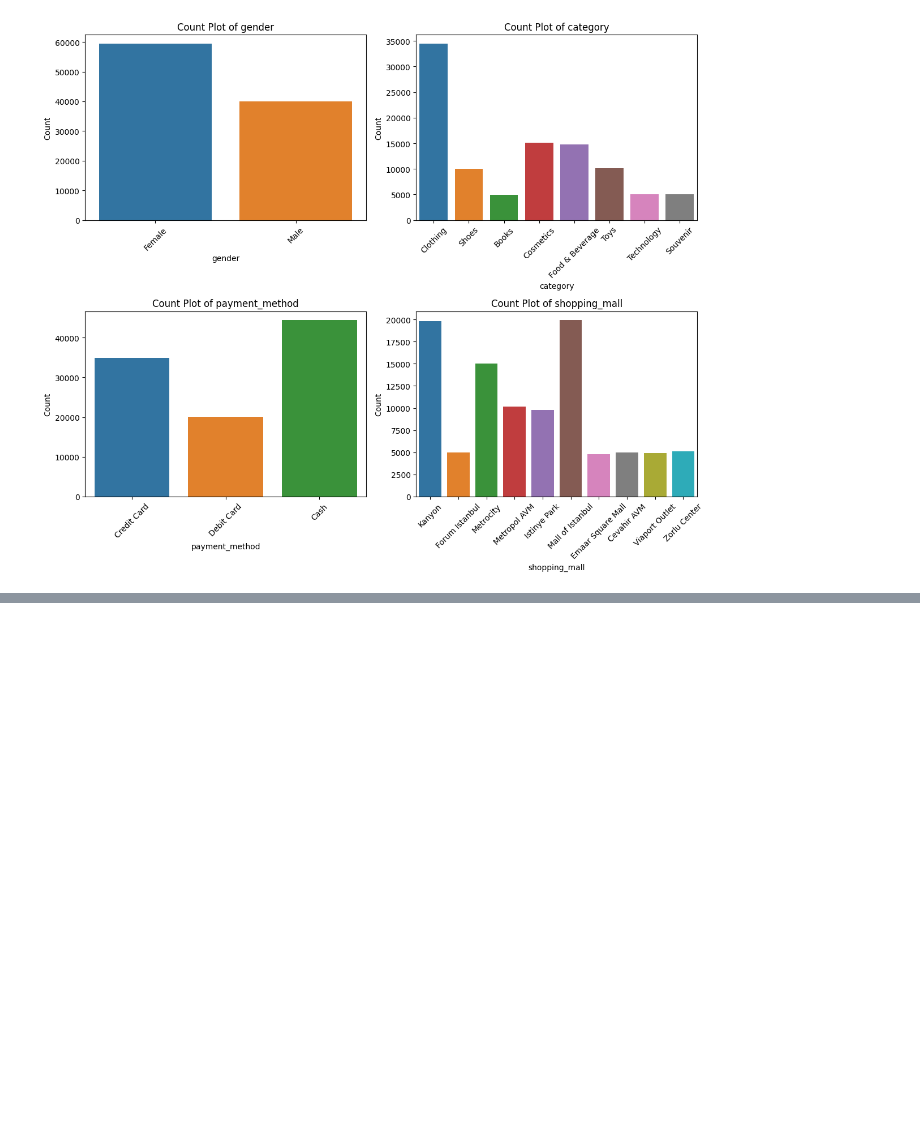
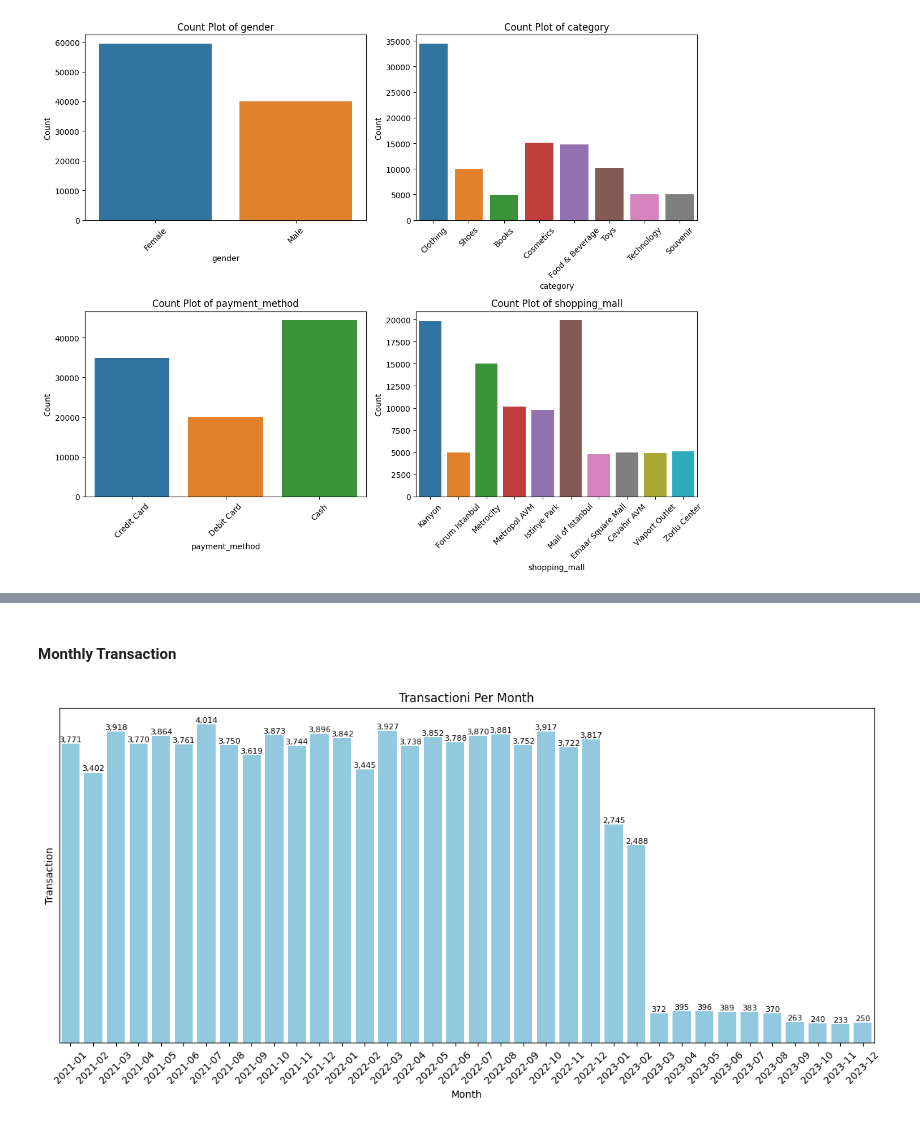
Before and after one commit to sandys-ss/EDA, a Jupyter notebook: cohort-analysis.ipynb, the cells around one changed output, grey strips where cells are left out. Cells and saved outputs as stored; diff of their text form; code cells hidden in the pictures; blank space fills up the shorter version.

Commit message:
EDA
Exploratory Data Analysis

```diff
--- a/cohort-analysis.ipynb
+++ b/cohort-analysis.ipynb
@@ -188,0 +202,2 @@ plt.show()
+# %%
+retail['total_sales'] = retail['quantity'] * retail['price']
@@ -188,0 +213,19 @@ plt.show()
+# %% [markdown]
+#### Monthly Transaction
+# %%
+monthly_transactions = retail.groupby(retail['invoice_date'].dt.to_period('M'))['invoice_no'].count().reset_index()
+monthly_transactions.columns = ['Month', 'Transaction']
+
+plt.figure(figsize=(12, 6))
+sns.barplot(data=monthly_transactions, x='Month', y='Transaction', color='skyblue')
+plt.title('Transactioni Per Month')
+plt.xlabel('Month')
+plt.ylabel('Transaction')
+plt.xticks(rotation=45)
+plt.yticks([])  # Menghilangkan angka pada sumbu y
+for index, value in enumerate(monthly_transactions['Transaction']):
+    plt.text(index, value + 0.2, '{:,}'.format(value), ha='center', va='bottom', fontsize=8)  # Format angka dengan koma sebagai pemisah ribuan
+plt.tight_layout()
+plt.show()
+# %% [output]
+[figure, added]
```
Also changed, not shown: parts of 26 cells of this notebook.
